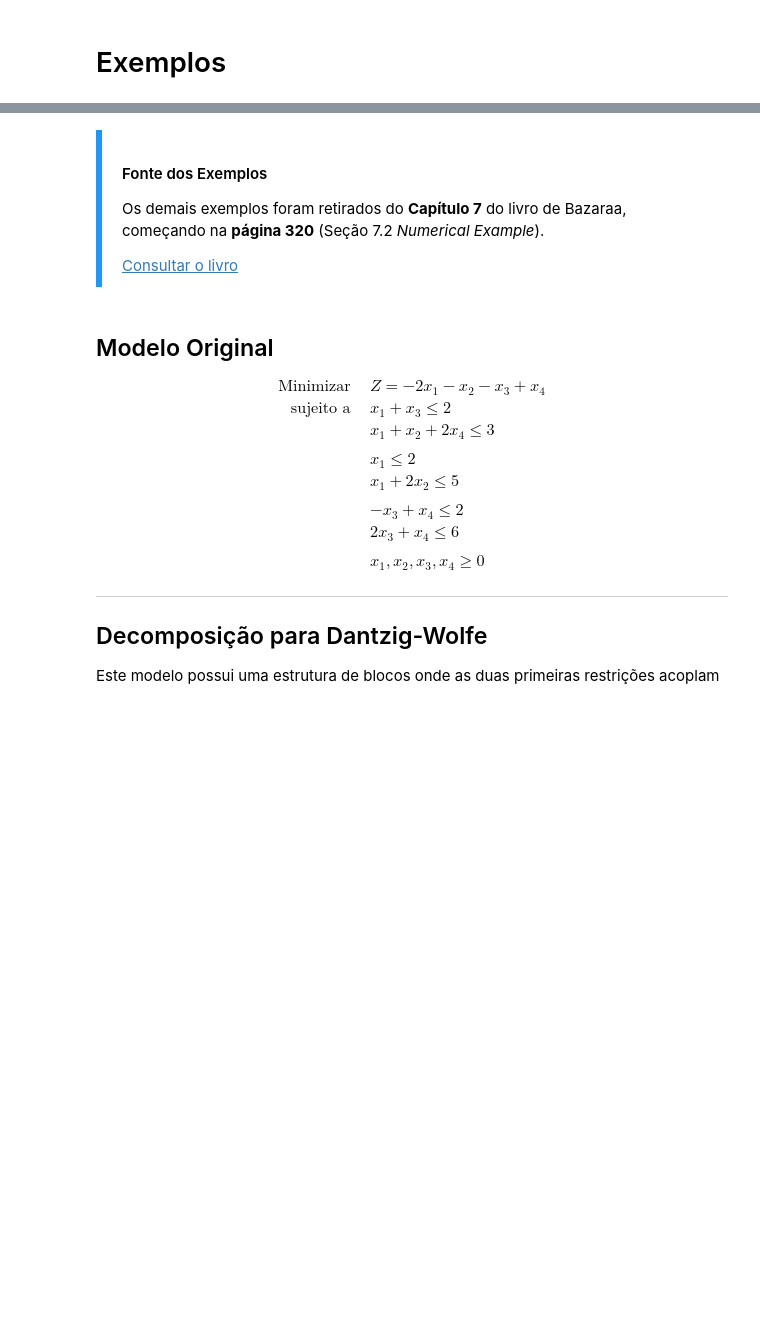
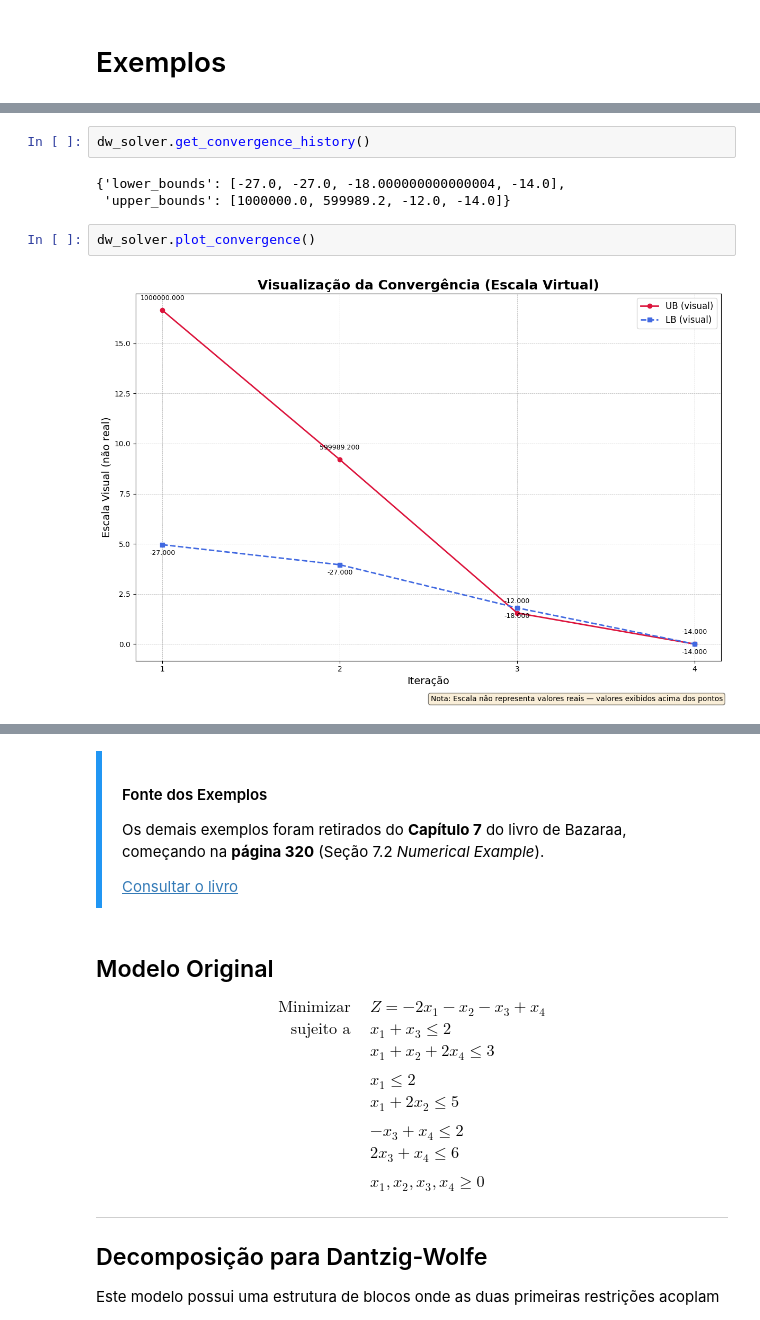
Before and after one commit to JoseBieco/SME5901-SME5902-Entregas, a Jupyter notebook: Dantzig-Wolfe.ipynb, the cells around one changed output, grey strips where cells are left out. Cells and saved outputs as stored; diff of their text form; blank space fills up the shorter version.

```diff
--- a/Dantzig-Wolfe.ipynb
+++ b/Dantzig-Wolfe.ipynb
@@ -603,6 +608,15 @@ Valor Ótimo da Função Objetivo: -14.000000
 Valores das Variáveis de Decisão:
   - Solução (x1, x2, x3, x4): [4. 0. 2. 0.]
 ===================================================
+# %%
+dw_solver.get_convergence_history()
+# %% [output]
+{'lower_bounds': [-27.0, -27.0, -18.000000000000004, -14.0],
+ 'upper_bounds': [1000000.0, 599989.2, -12.0, -14.0]}
+# %%
+dw_solver.plot_convergence()
+# %% [output]
+[figure, added]
 # %% [markdown]
 ## Modelo Original
 
```
Also changed, not shown: parts of 19 cells of this notebook.
